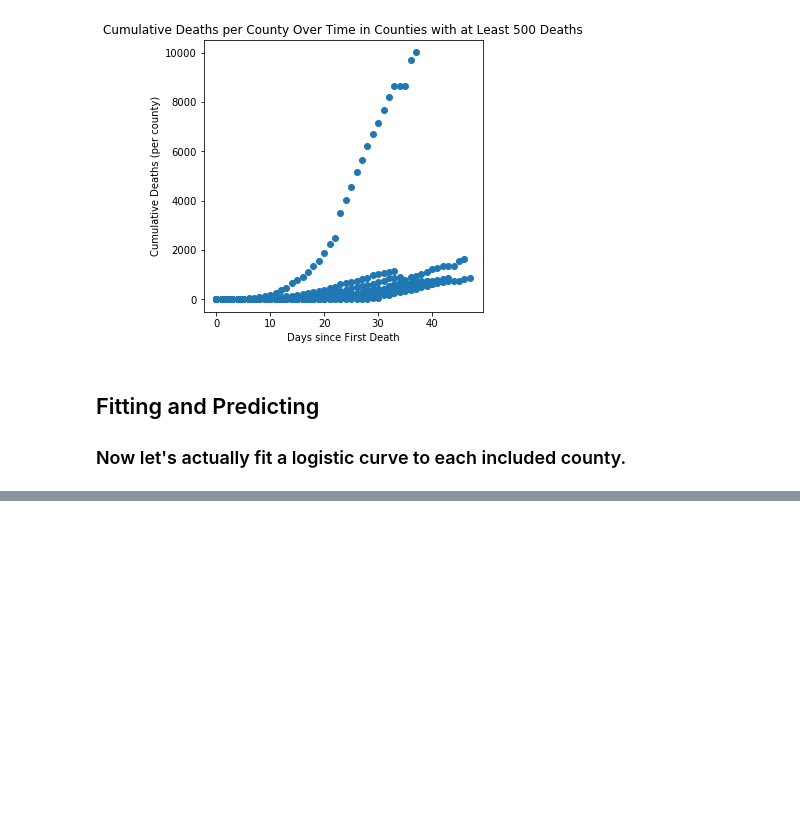
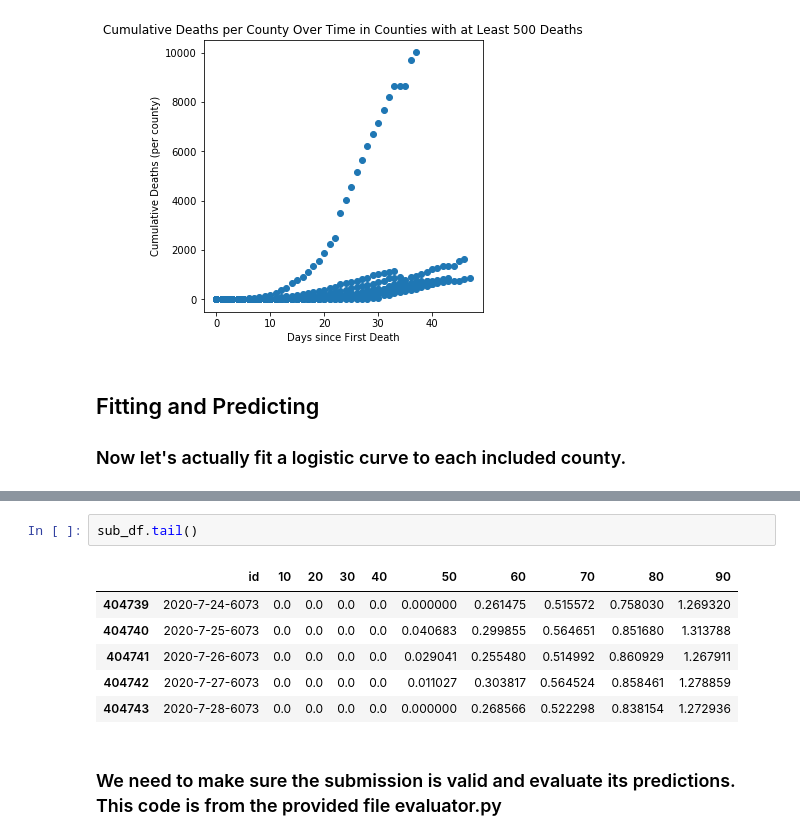
Before and after one commit to velischrist/billy-kimba, a Jupyter notebook: PreliminaryModels/Cumulative_Deaths_Logistic_Function_Model.ipynb, the cells around one changed output, grey strips where cells are left out. Saved outputs shown, nothing was run; the diff lists cells and outputs as text; blank space fills up the shorter version.

```diff
--- a/PreliminaryModels/Cumulative_Deaths_Logistic_Function_Model.ipynb
+++ b/PreliminaryModels/Cumulative_Deaths_Logistic_Function_Model.ipynb
@@ -260,0 +421,11 @@ plt.show()
+# %%
+sub_df.tail()
+# %% [output]
+|  | id | 10 | 20 | 30 | 40 | 50 | 60 | 70 | 80 | 90 |
+| 404739 | 2020-7-24-6073 | 0.0 | 0.0 | 0.0 | 0.0 | 0.000000 | 0.261475 | 0.515572 | 0.758030 | 1.269320 |
+| 404740 | 2020-7-25-6073 | 0.0 | 0.0 | 0.0 | 0.0 | 0.040683 | 0.299855 | 0.564651 | 0.851680 | 1.313788 |
+| 404741 | 2020-7-26-6073 | 0.0 | 0.0 | 0.0 | 0.0 | 0.029041 | 0.255480 | 0.514992 | 0.860929 | 1.267911 |
+| 404742 | 2020-7-27-6073 | 0.0 | 0.0 | 0.0 | 0.0 | 0.011027 | 0.303817 | 0.564524 | 0.858461 | 1.278859 |
+| 404743 | 2020-7-28-6073 | 0.0 | 0.0 | 0.0 | 0.0 | 0.000000 | 0.268566 | 0.522298 | 0.838154 | 1.272936 |
+# %% [markdown]
+### We need to make sure the submission is valid and evaluate its predictions. This code is from the provided file evaluator.py
```
Also changed, not shown: parts of 12 cells of this notebook, 3 other files.
